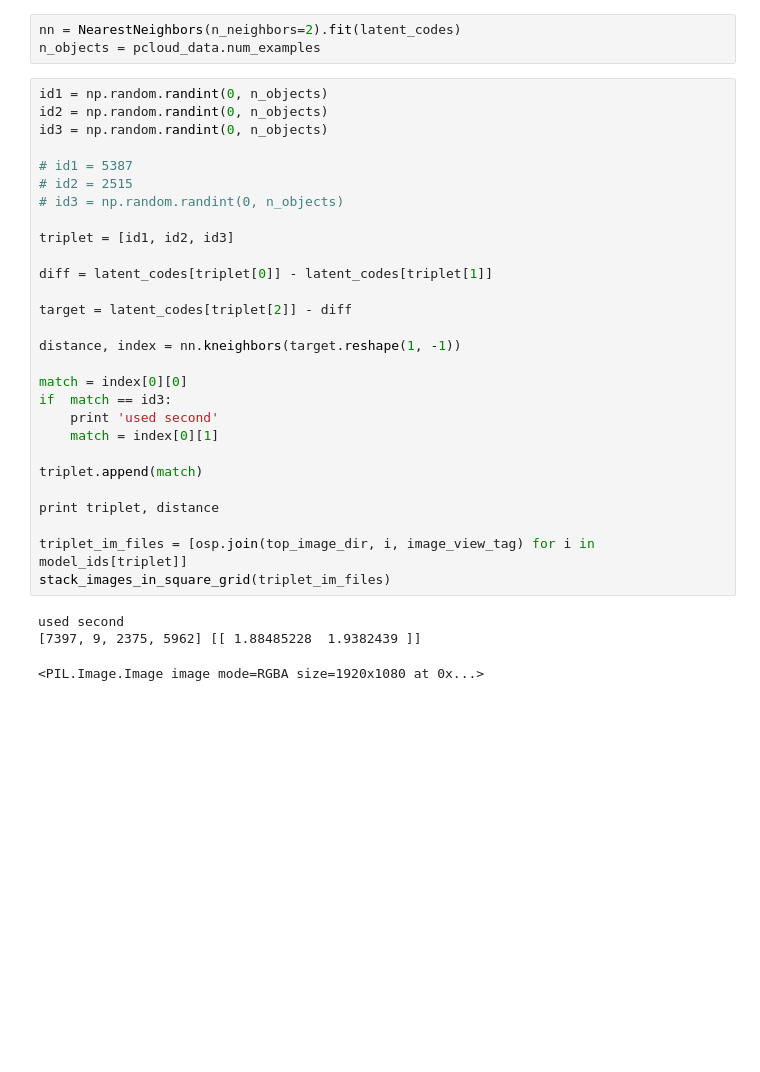
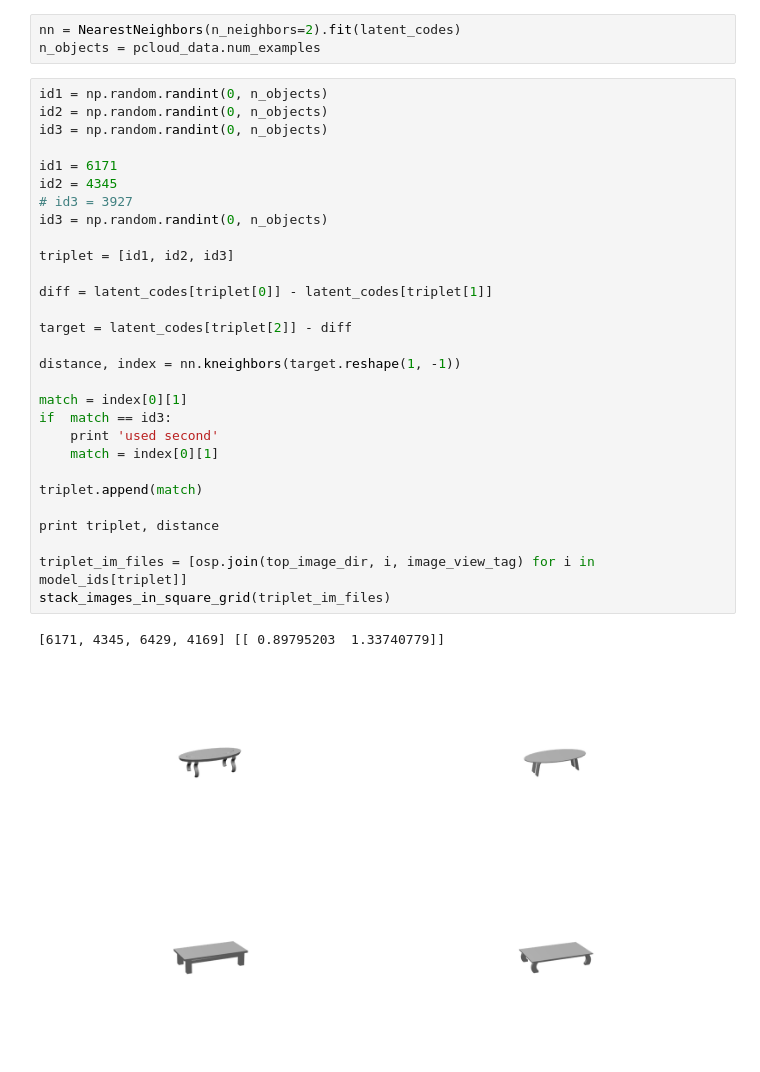
Before and after one commit to optas/tf_lab, a Jupyter notebook: notebooks/panos/cvpr/shape_analogies.ipynb, the cells around one changed output. Cells and saved outputs as stored; diff of their text form; blank space fills up the shorter version.

```diff
--- a/notebooks/panos/cvpr/shape_analogies.ipynb
+++ b/notebooks/panos/cvpr/shape_analogies.ipynb
@@ -97,32 +97,32 @@ n_objects = pcloud_data.num_examples
 # %%
 id1 = np.random.randint(0, n_objects)
 id2 = np.random.randint(0, n_objects)
 id3 = np.random.randint(0, n_objects)
 
-# id1 = 5387
-# id2 = 2515
-# id3 = np.random.randint(0, n_objects)
+id1 = 6171
+id2 = 4345
+# id3 = 3927
+id3 = np.random.randint(0, n_objects)
 
 triplet = [id1, id2, id3]
 
 diff = latent_codes[triplet[0]] - latent_codes[triplet[1]]
 
 target = latent_codes[triplet[2]] - diff
 
 distance, index = nn.kneighbors(target.reshape(1, -1))
 
-match = index[0][0]
+match = index[0][1]
 if  match == id3:
     print 'used second'
     match = index[0][1]
 
 triplet.append(match)
 
 print triplet, distance
 
 triplet_im_files = [osp.join(top_image_dir, i, image_view_tag) for i in model_ids[triplet]]
 stack_images_in_square_grid(triplet_im_files)
 # %% [output]
-used second
-[7397, 9, 2375, 5962] [[ 1.88485228  1.9382439 ]]
+[6171, 4345, 6429, 4169] [[ 0.89795203  1.33740779]]
-<PIL.Image.Image image mode=RGBA size=1920x1080 at 0x...>
+[figure, added]
```
Also changed, not shown: parts of 1 cell of this notebook, 1 other file.
